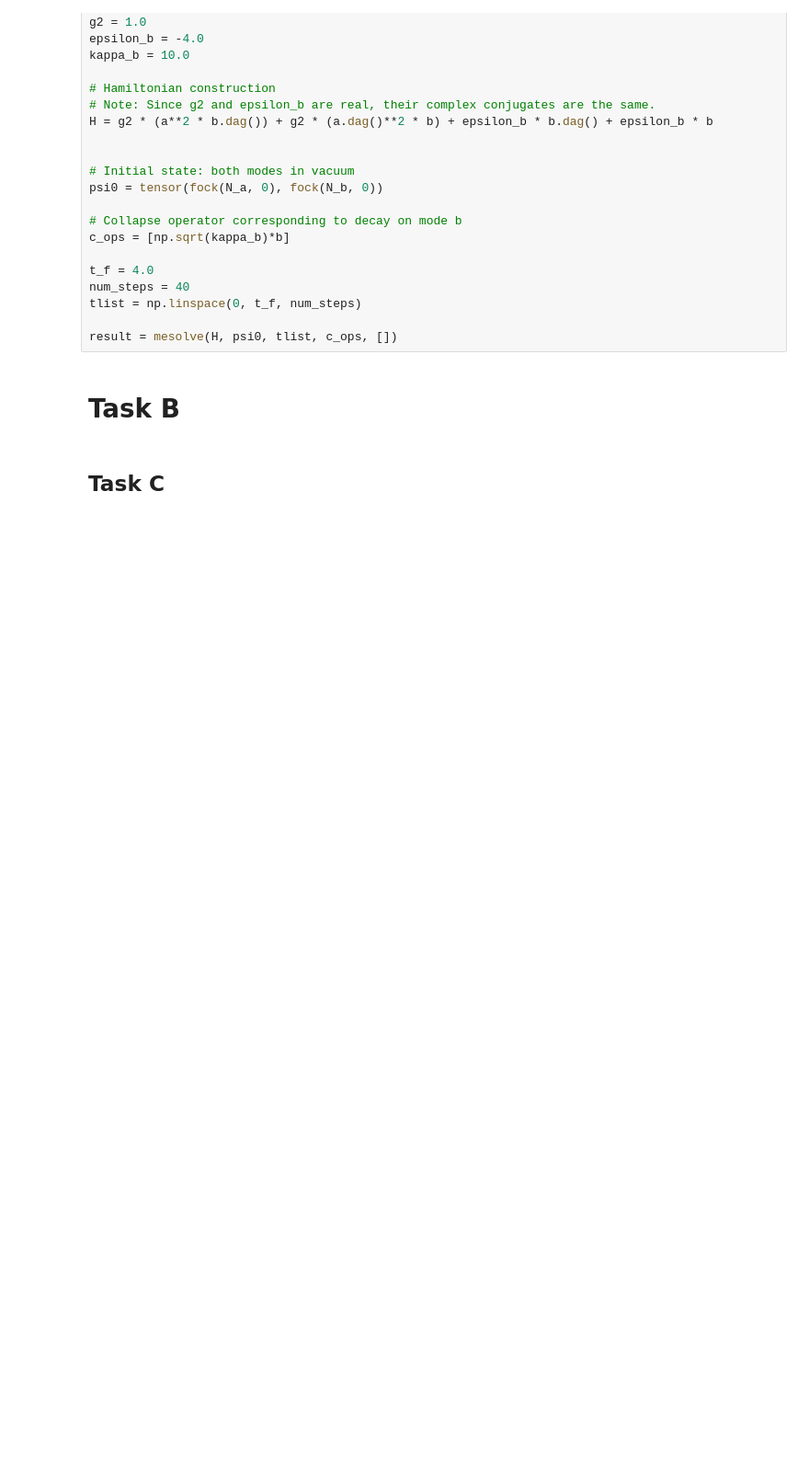
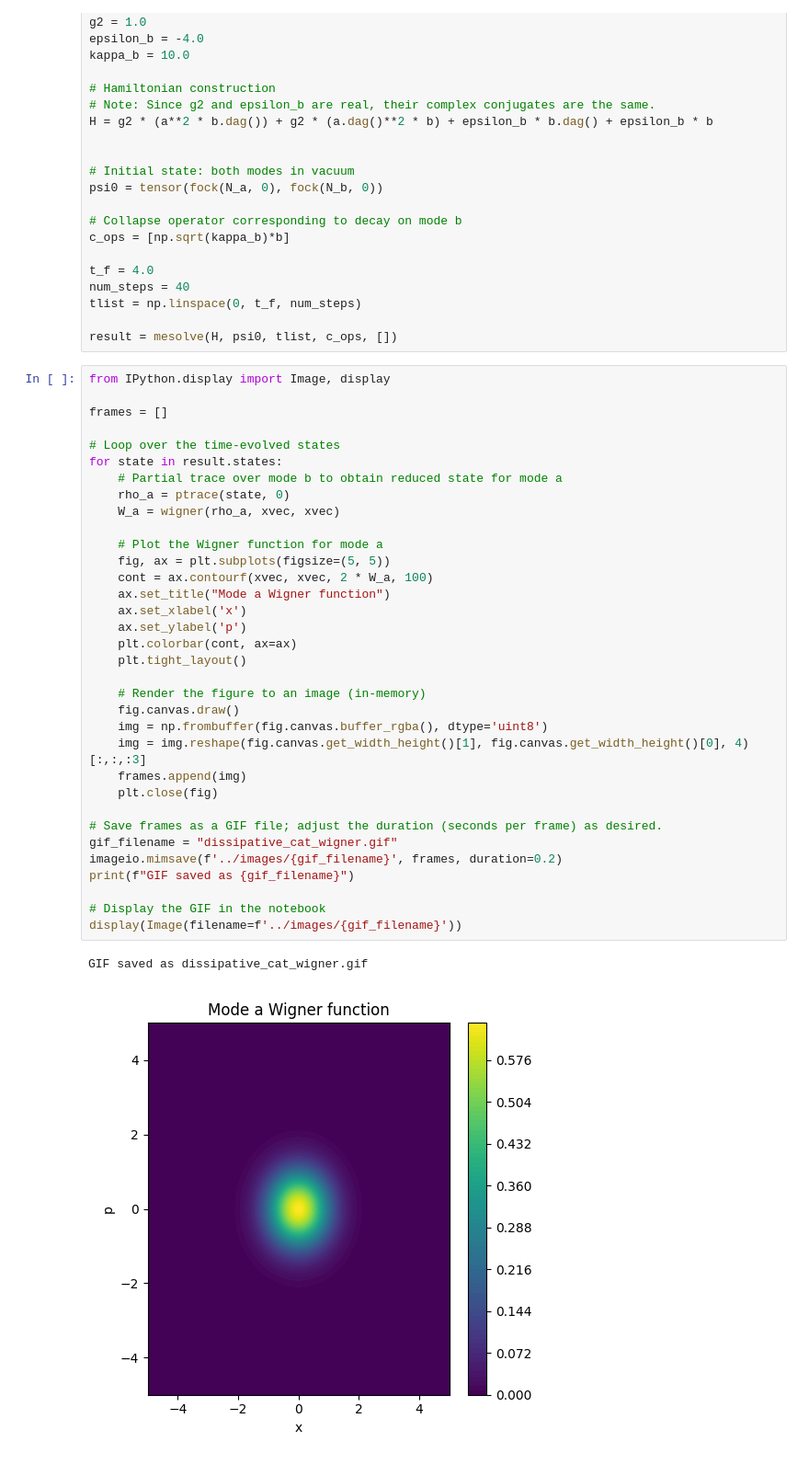
Before and after one commit to Haadi-Khan/yq25_alice-bob_challenge, a Jupyter notebook: src/part1a.ipynb, the cells around one changed output. Shown at 92% size. Saved outputs shown, nothing was run; the diff lists cells and outputs as text; blank space fills up the shorter version.

```diff
--- a/src/part1a.ipynb
+++ b/src/part1a.ipynb
@@ -131,7 +95,40 @@ num_steps = 40
 tlist = np.linspace(0, t_f, num_steps)
 
 result = mesolve(H, psi0, tlist, c_ops, [])
-# %% [markdown]
-# Task B
-# %% [markdown]
-## Task C
+# %%
+from IPython.display import Image, display
+
+frames = []
+
+# Loop over the time-evolved states
+for state in result.states:
+    # Partial trace over mode b to obtain reduced state for mode a
+    rho_a = ptrace(state, 0)
+    W_a = wigner(rho_a, xvec, xvec)
+
+    # Plot the Wigner function for mode a
+    fig, ax = plt.subplots(figsize=(5, 5))
+    cont = ax.contourf(xvec, xvec, 2 * W_a, 100)
+    ax.set_title("Mode a Wigner function")
+    ax.set_xlabel('x')
+    ax.set_ylabel('p')
+    plt.colorbar(cont, ax=ax)
+    plt.tight_layout()
+
+    # Render the figure to an image (in-memory)
+    fig.canvas.draw()
+    img = np.frombuffer(fig.canvas.buffer_rgba(), dtype='uint8')
+    img = img.reshape(fig.canvas.get_width_height()[1], fig.canvas.get_width_height()[0], 4)[:,:,:3]
+    frames.append(img)
+    plt.close(fig)
+
+# Save frames as a GIF file; adjust the duration (seconds per frame) as desired.
+gif_filename = "dissipative_cat_wigner.gif"
+imageio.mimsave(f'../images/{gif_filename}', frames, duration=0.2)
+print(f"GIF saved as {gif_filename}")
+
+# Display the GIF in the notebook
+display(Image(filename=f'../images/{gif_filename}'))
+# %% [output]
+GIF saved as dissipative_cat_wigner.gif
+[figure, added]
```
Also changed, not shown: parts of 4 cells of this notebook, 1 other file.
